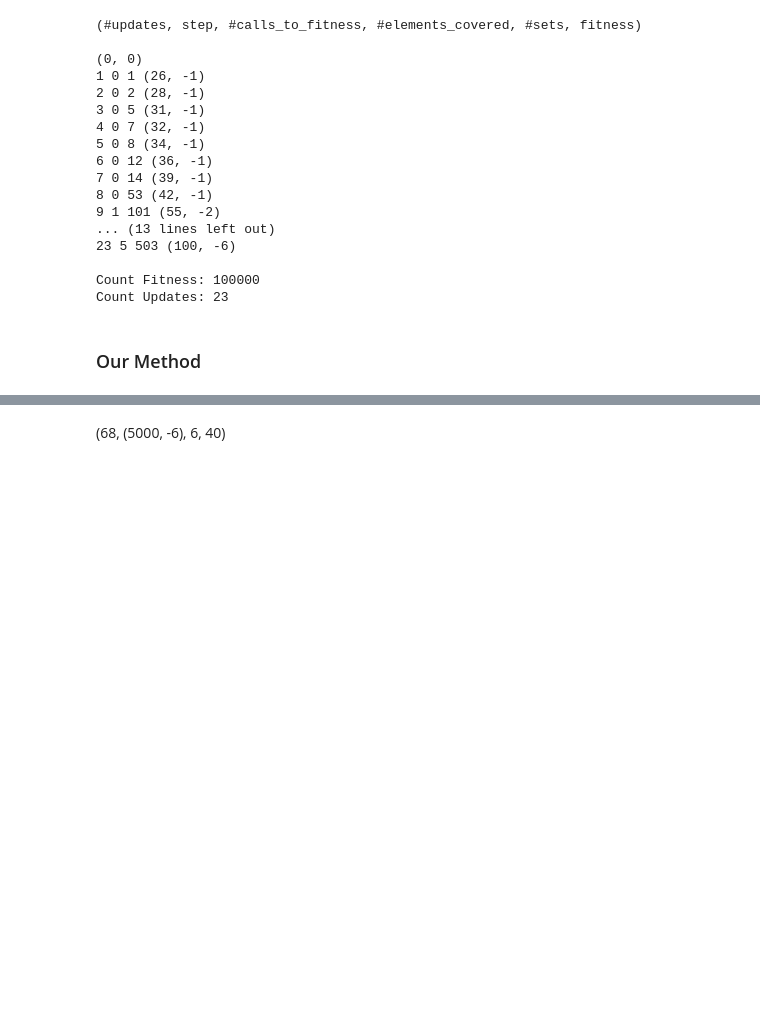
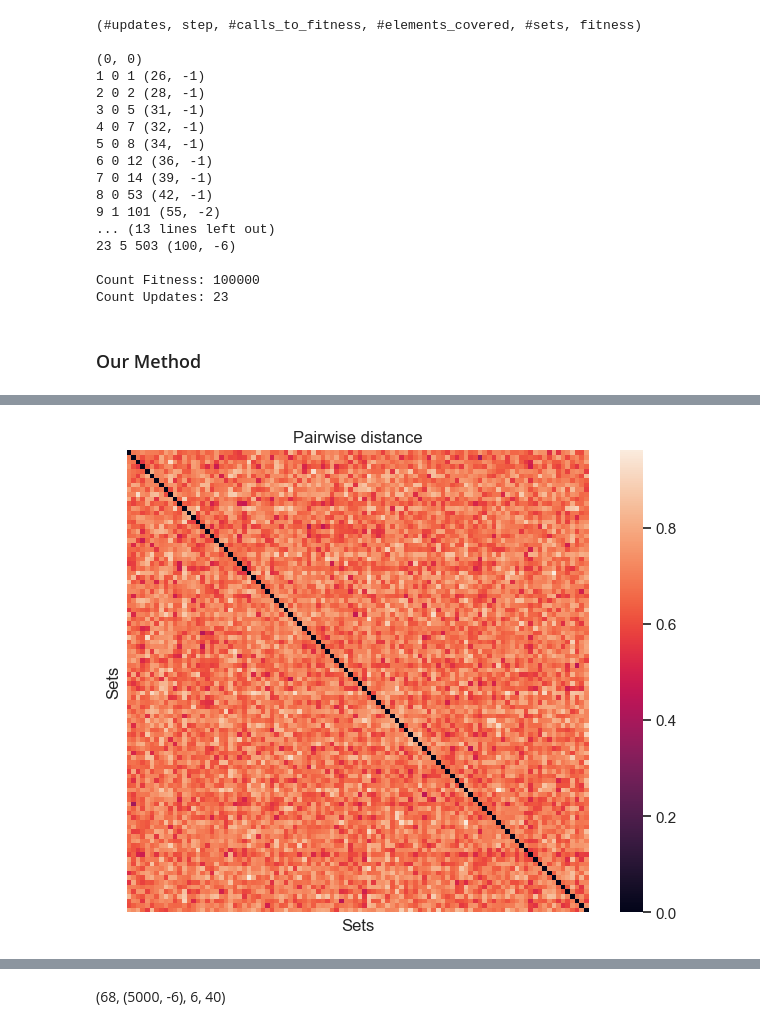
Before and after one commit to Mattizza/CompInt2324, a Jupyter notebook: Halloween_Challenge/Halloween.ipynb, the cells around one changed output, grey strips where cells are left out. Saved outputs shown, nothing was run; the diff lists cells and outputs as text; code cells hidden in the pictures; blank space fills up the shorter version.

```diff
--- a/Halloween_Challenge/Halloween.ipynb
+++ b/Halloween_Challenge/Halloween.ipynb
@@ -218,11 +225,18 @@ similarity_matrix = cosine_similarity(SETS * 1)
 # %%
+# Run this cell if you want to visualize the pairwise distances, but not needed
+# for the following.
+similarity_matrix = cosine_similarity(SETS * 1)
+
 sns.set()
-plt.figure(figsize=(8, 6))
+plt.figure(figsize = (8, 6))
 
-sns.heatmap(similarity_matrix, cmap = "YlGnBu", annot = False,
-            square=True, cbar = True, xticklabels = False, yticklabels = False)
+sns.heatmap(1 - similarity_matrix, annot = False,
+            square = True, cbar = True, xticklabels = False, yticklabels = False)
 
 plt.xlabel("Sets")
 plt.ylabel("Sets")
+plt.title("Pairwise distance")
 plt.show()
+# %% [output]
+[figure, added]
 # %%
```
Also changed, not shown: parts of 9 cells of this notebook.
